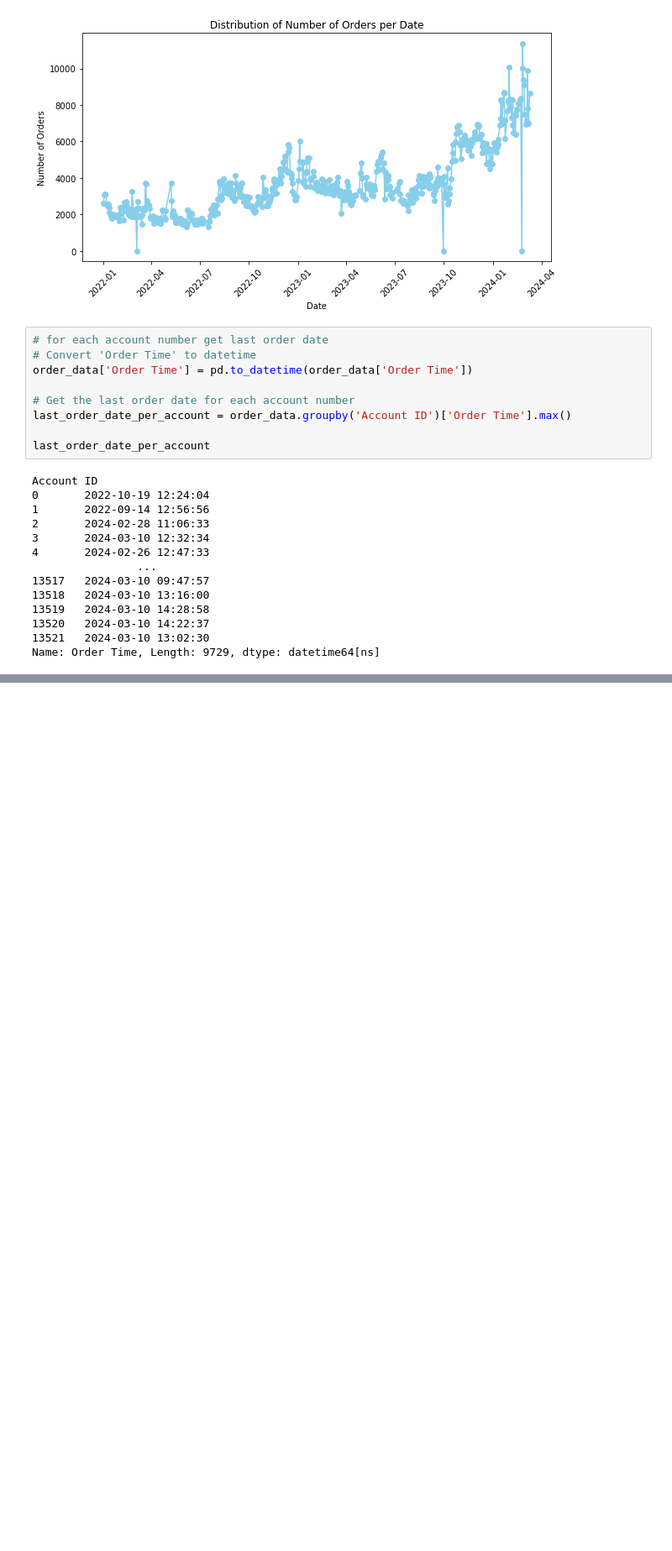
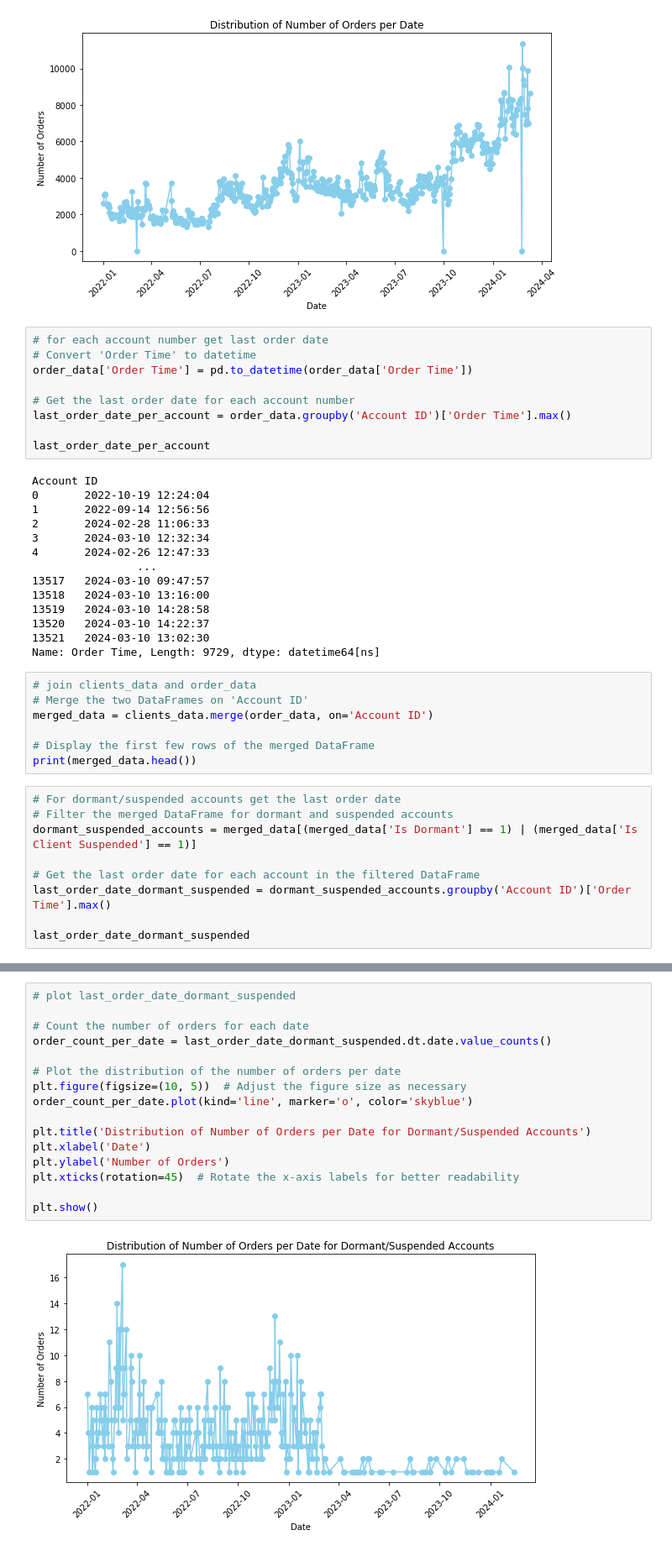
Before and after one commit to omar-sheta/datalytics, a Jupyter notebook: analysis.ipynb, the cells around one changed output, grey strips where cells are left out. Shown: that part at 84% size. Saved outputs shown, nothing was run; the diff lists cells and outputs as text; blank space fills up the shorter version.

Commit message:
Analysis on Orders

```diff
--- a/analysis.ipynb
+++ b/analysis.ipynb
@@ -311,3 +311,19 @@ Account ID
 13520   2024-03-10 14:22:37
 13521   2024-03-10 13:02:30
 Name: Order Time, Length: 9729, dtype: datetime64[ns]
+# %%
+# join clients_data and order_data
+# Merge the two DataFrames on 'Account ID'
+merged_data = clients_data.merge(order_data, on='Account ID')
+
+# Display the first few rows of the merged DataFrame
+print(merged_data.head())
+# %%
+# For dormant/suspended accounts get the last order date
+# Filter the merged DataFrame for dormant and suspended accounts
+dormant_suspended_accounts = merged_data[(merged_data['Is Dormant'] == 1) | (merged_data['Is Client Suspended'] == 1)]
+
+# Get the last order date for each account in the filtered DataFrame
+last_order_date_dormant_suspended = dormant_suspended_accounts.groupby('Account ID')['Order Time'].max()
+
+last_order_date_dormant_suspended
@@ -313,0 +344,18 @@ Name: Order Time, Length: 9729, dtype: datetime64[ns]
+# %%
+# plot last_order_date_dormant_suspended
+
+# Count the number of orders for each date
+order_count_per_date = last_order_date_dormant_suspended.dt.date.value_counts()
+
+# Plot the distribution of the number of orders per date
+plt.figure(figsize=(10, 5))  # Adjust the figure size as necessary
+order_count_per_date.plot(kind='line', marker='o', color='skyblue')
+
+plt.title('Distribution of Number of Orders per Date for Dormant/Suspended Accounts')
+plt.xlabel('Date')
+plt.ylabel('Number of Orders')
+plt.xticks(rotation=45)  # Rotate the x-axis labels for better readability
+
+plt.show()
+# %% [output]
+[figure, added]
```
Also changed, not shown: parts of 19 cells of this notebook.
